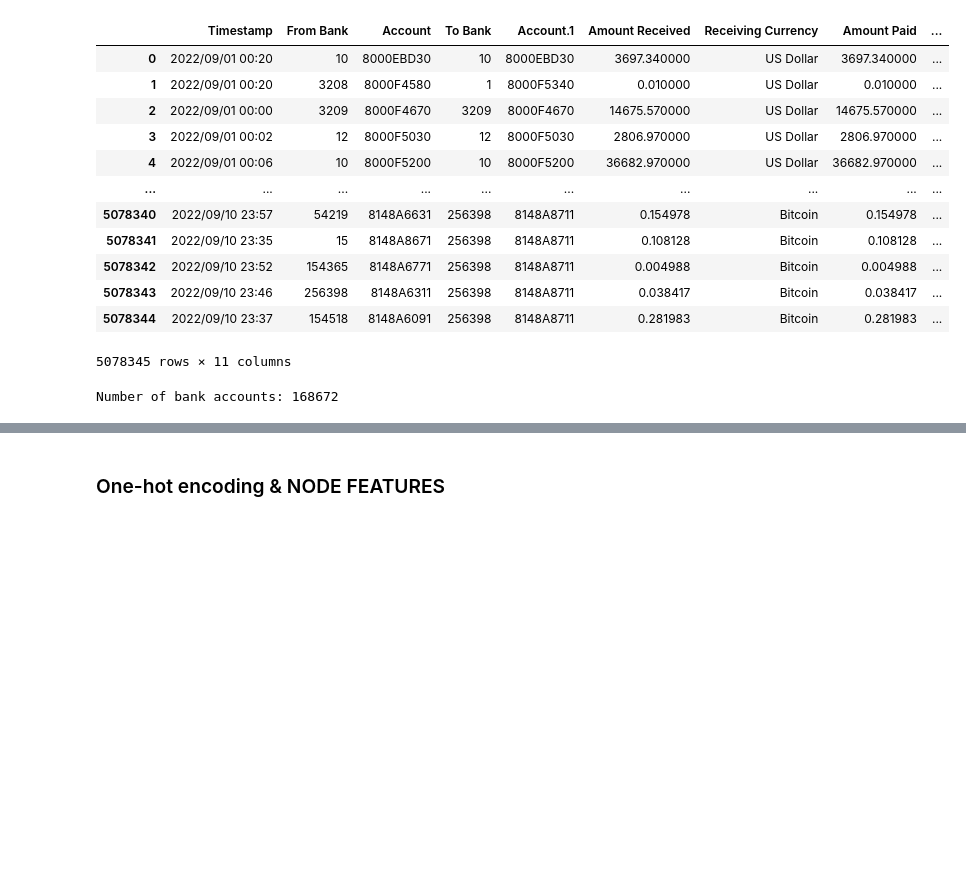
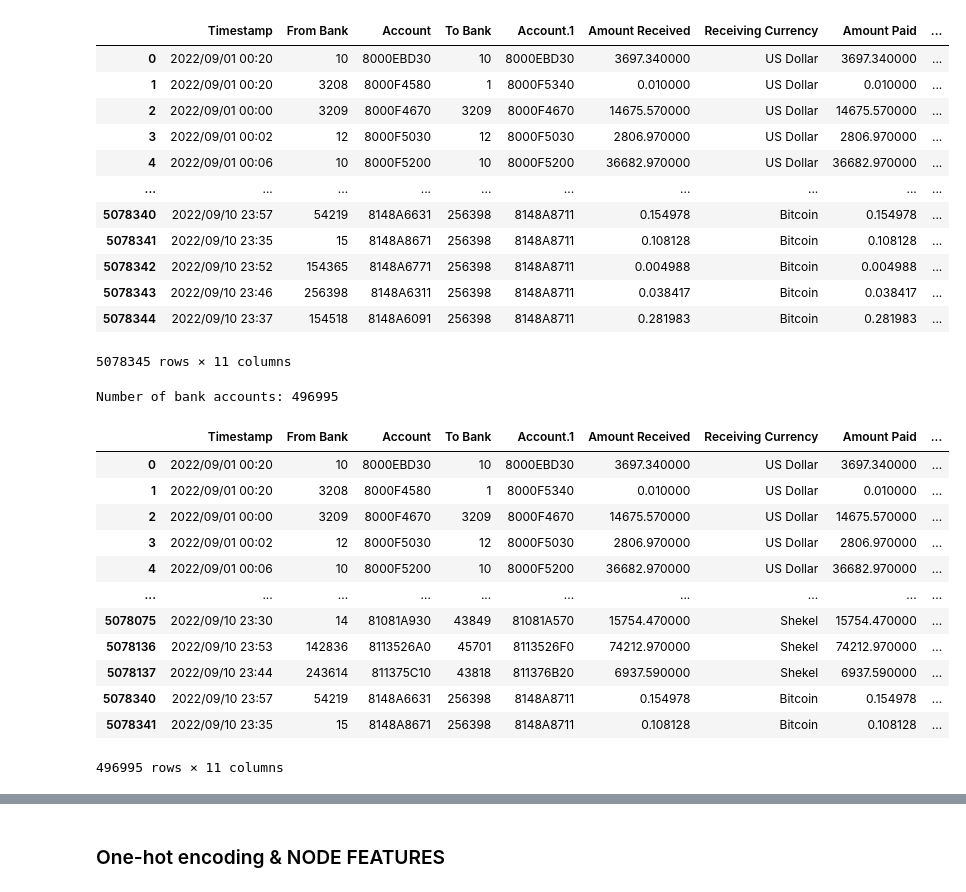
Before and after one commit to owhygithub/AML-fraud-detector, a Jupyter notebook: datasets_explore.ipynb, the cells around one changed output, grey strips where cells are left out. Cells and saved outputs as stored; diff of their text form; code cells hidden in the pictures; blank space fills up the shorter version.

```diff
--- a/datasets_explore.ipynb
+++ b/datasets_explore.ipynb
@@ -188,8 +133,23 @@ data
 | 5078344 | 2022/09/10 23:37 | 154518 | 8148A6091 | 256398 | 8148A8711 | 0.281983 | Bitcoin | 0.281983 | ... |
 5078345 rows × 11 columns
 # %%
-number_of_accounts = max(data["Account"].value_counts())
-print(f"Number of bank accounts: {number_of_accounts}")
+# list of unique bank accounts
+data_unique = data.drop_duplicates(subset=['Account'])
+print(f"Number of bank accounts: {len(data_unique)}")
+data_unique
 # %% [output]
-Number of bank accounts: 168672
+Number of bank accounts: 496995
+|  | Timestamp | From Bank | Account | To Bank | Account.1 | Amount Received | Receiving Currency | Amount Paid | ... |
+| 0 | 2022/09/01 00:20 | 10 | 8000EBD30 | 10 | 8000EBD30 | 3697.340000 | US Dollar | 3697.340000 | ... |
+| 1 | 2022/09/01 00:20 | 3208 | 8000F4580 | 1 | 8000F5340 | 0.010000 | US Dollar | 0.010000 | ... |
+| 2 | 2022/09/01 00:00 | 3209 | 8000F4670 | 3209 | 8000F4670 | 14675.570000 | US Dollar | 14675.570000 | ... |
+| 3 | 2022/09/01 00:02 | 12 | 8000F5030 | 12 | 8000F5030 | 2806.970000 | US Dollar | 2806.970000 | ... |
+| 4 | 2022/09/01 00:06 | 10 | 8000F5200 | 10 | 8000F5200 | 36682.970000 | US Dollar | 36682.970000 | ... |
+| ... | ... | ... | ... | ... | ... | ... | ... | ... | ... |
+| 5078075 | 2022/09/10 23:30 | 14 | 81081A930 | 43849 | 81081A570 | 15754.470000 | Shekel | 15754.470000 | ... |
+| 5078136 | 2022/09/10 23:53 | 142836 | 8113526A0 | 45701 | 8113526F0 | 74212.970000 | Shekel | 74212.970000 | ... |
+| 5078137 | 2022/09/10 23:44 | 243614 | 811375C10 | 43818 | 811376B20 | 6937.590000 | Shekel | 6937.590000 | ... |
+| 5078340 | 2022/09/10 23:57 | 54219 | 8148A6631 | 256398 | 8148A8711 | 0.154978 | Bitcoin | 0.154978 | ... |
+| 5078341 | 2022/09/10 23:35 | 15 | 8148A8671 | 256398 | 8148A8711 | 0.108128 | Bitcoin | 0.108128 | ... |
+496995 rows × 11 columns
 # %%
```
Also changed, not shown: parts of 24 cells of this notebook.
